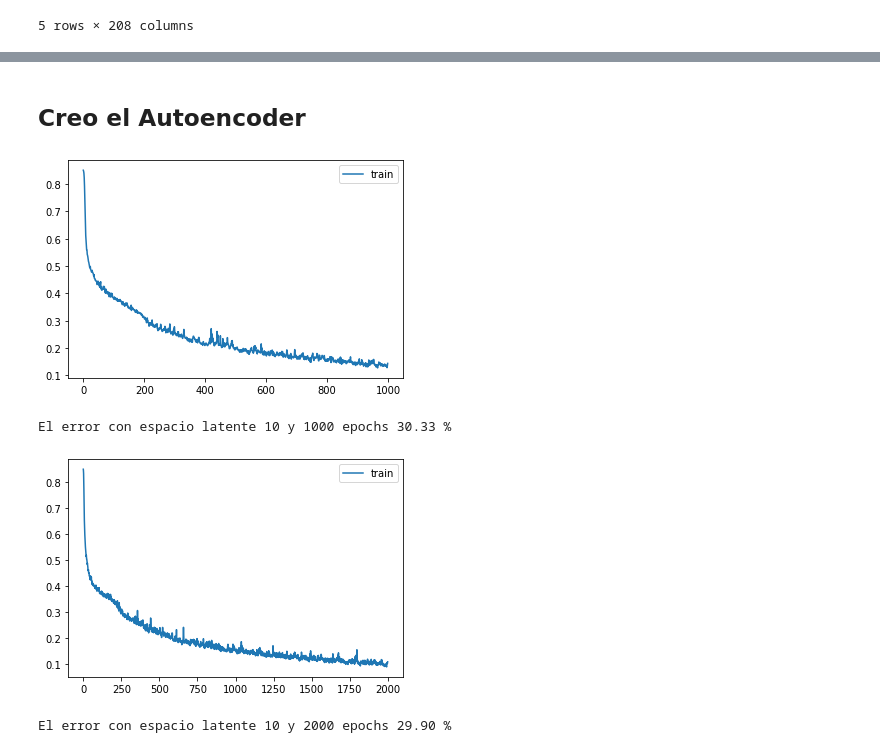
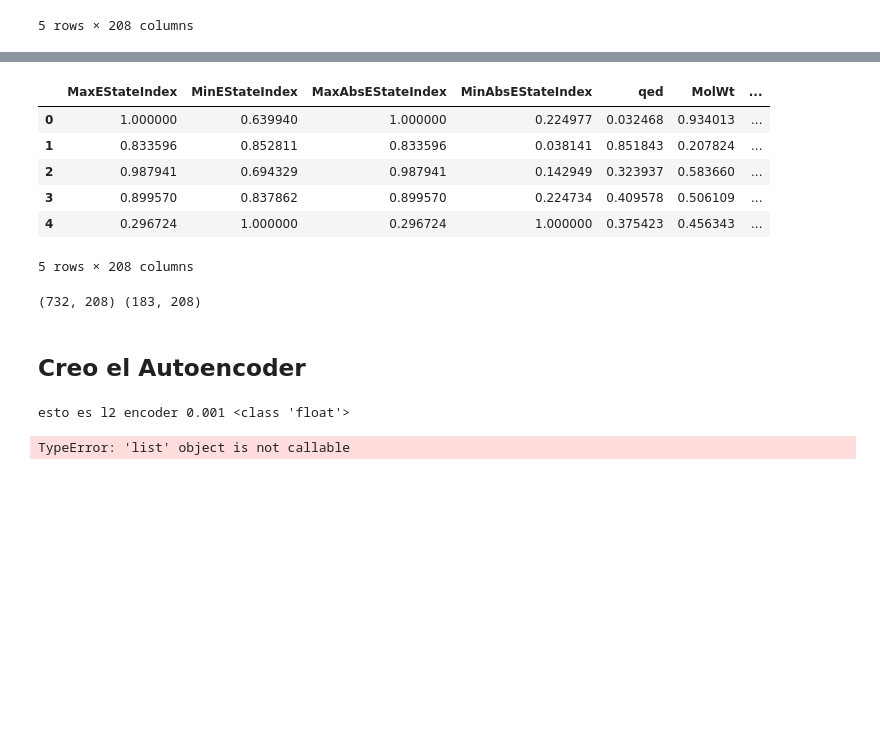
Before and after one commit to AlbertoGCID/Antiviral, a Jupyter notebook: Antiviralautoencoder.ipynb, the cells around one changed output, grey strips where cells are left out. Cells and saved outputs as stored; diff of their text form; code cells hidden in the pictures; blank space fills up the shorter version.

```diff
--- a/Antiviralautoencoder.ipynb
+++ b/Antiviralautoencoder.ipynb
@@ -262,3 +266,41 @@ df_test_se.head()
+# %%
+def add_noise(df):
+    noised_rows = []
+    for i, row in df.iterrows():
+        noised_row = row + np.random.normal(loc=0, scale=0.2, size=len(row))
+        noised_row2 = row - np.random.normal(loc=0, scale=0.2, size=len(row))
+        noised_rows.append(noised_row)
+        noised_rows.append(noised_row2)
+        noised_row = row + np.random.normal(loc=0, scale=0.2, size=len(row))
+        noised_row2 = row - np.random.normal(loc=0, scale=0.2, size=len(row))
+        noised_rows.append(noised_row)
+        noised_rows.append(noised_row2)
+    noised_df = pd.concat([df, pd.DataFrame(noised_rows, columns=df.columns)], ignore_index=True)
+    return noised_df
+
+def min_max_scaling(df):
+    df_scaled = (df - df.min()) / (df.max() - df.min())
+    df_scaled = df_scaled.where((df_scaled >= 0), 0)
+    return df_scaled.where(~(df_scaled.eq(0).all(axis=0)), df_scaled + 1e-10)
+
+df_train_se_aug= add_noise(df_train_se)
+df_train_se_aug = min_max_scaling(df_train_se_aug)
+df_test_se = min_max_scaling(df_test_se)
+df_test_se.head()
+# %% [output]
+|  | MaxEStateIndex | MinEStateIndex | MaxAbsEStateIndex | MinAbsEStateIndex | qed | MolWt | ... |
+| 0 | 1.000000 | 0.639940 | 1.000000 | 0.224977 | 0.032468 | 0.934013 | ... |
+| 1 | 0.833596 | 0.852811 | 0.833596 | 0.038141 | 0.851843 | 0.207824 | ... |
+| 2 | 0.987941 | 0.694329 | 0.987941 | 0.142949 | 0.323937 | 0.583660 | ... |
+| 3 | 0.899570 | 0.837862 | 0.899570 | 0.224734 | 0.409578 | 0.506109 | ... |
+| 4 | 0.296724 | 1.000000 | 0.296724 | 1.000000 | 0.375423 | 0.456343 | ... |
+5 rows × 208 columns
+# %%
+df_train_se_aug.shape
+train_df, val_df = train_test_split(df_train_se_aug, test_size=0.2)
+print(train_df.shape,val_df.shape)
+# %% [output]
+(732, 208) (183, 208)
 # %% [markdown]
 ## Creo el Autoencoder
 # %%
@@ -325,14 +385,13 @@ def probarmodelo(train,dimension,test,Epochs):
 #lo junto todo para probar parámetros
 dimension_h = [10,50]
 fn_perdida = tf.keras.losses.MeanSquaredError()
-Epochs = [1000,2000]
-batchs = 30
+Epochs = 500
+batchs = 32
+l2 = [1e-3,1e-5,1e-7]
 for i in dimension_h:
-    for j in Epochs:
-        precisiontest = probarmodelo(df_train_se,i,df_test_se,j).numpy()
-        print("El error con espacio latente {} y {} epochs {:.2f} %".format(i,j,precisiontest*100))
+    for j in l2:
+        precisiontest = probarmodelo(train_df,val_df,i,df_test_se,Epochs,batchs,j)
+        print("El error con espacio latente {} y {} epochs de l2 {} en test {:.2f} %".format(i,precisiontest[1],j,precisiontest[0].numpy()*100))
 # %% [output]
-[figure, removed]
-El error con espacio latente 10 y 1000 epochs 30.33 %
+esto es l2 encoder 0.001 <class 'float'>
-[figure, removed]
-El error con espacio latente 10 y 2000 epochs 29.90 %
+TypeError: 'list' object is not callable
```
Also changed, not shown: parts of 6 cells of this notebook.
